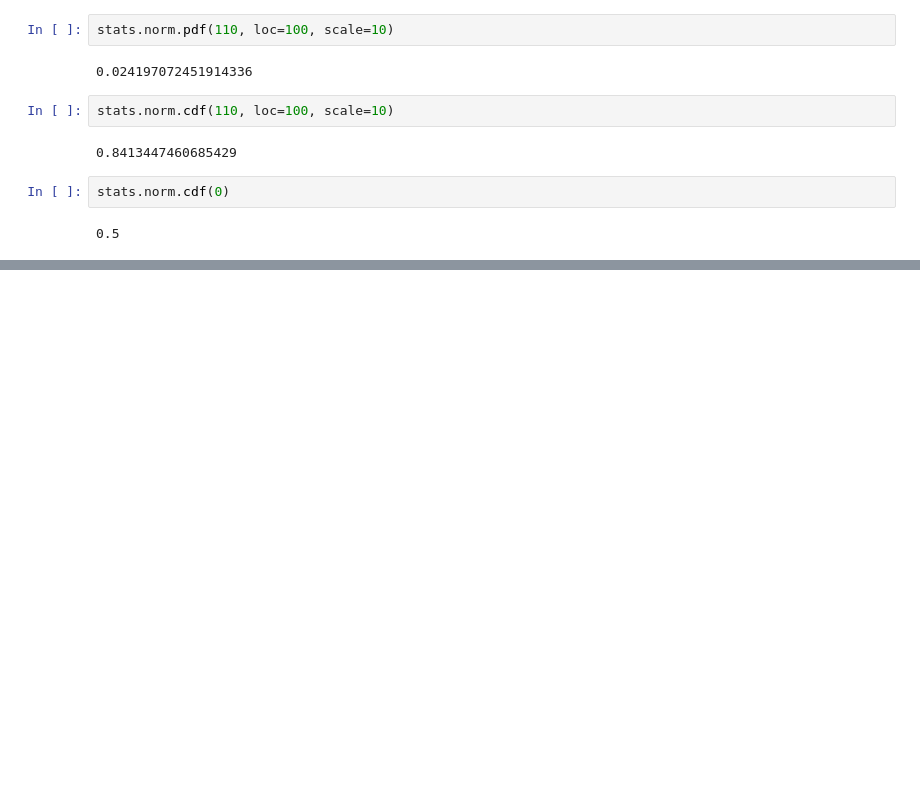
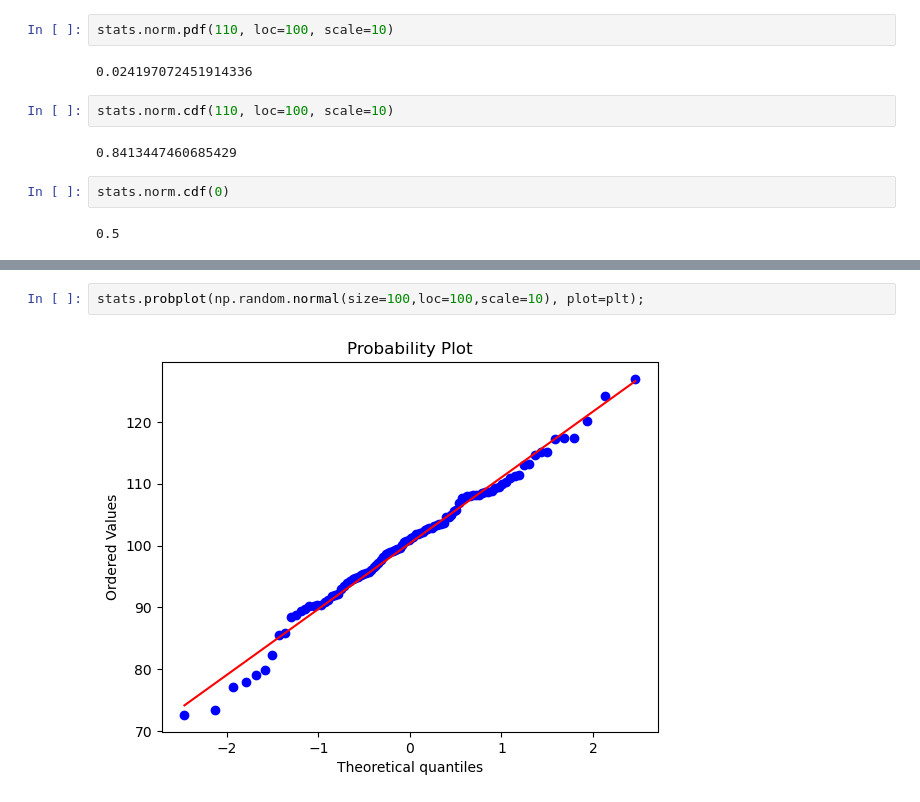
Before and after one commit to klee30810/ADP-study, a Jupyter notebook: stats/kwak/Chap 02. 가설검정과 확률분포.ipynb, the cells around one changed output, grey strips where cells are left out. Cells and saved outputs as stored; diff of their text form; blank space fills up the shorter version.

Commit message:
kwak stat update

```diff
--- a/stats/kwak/Chap 02. 가설검정과 확률분포.ipynb
+++ b/stats/kwak/Chap 02. 가설검정과 확률분포.ipynb
@@ -46 +66,5 @@ ShapiroResult(statistic=0.944066047668457, pvalue=0.0003442868764977902)
+# %%
+stats.probplot(np.random.normal(size=100,loc=100,scale=10), plot=plt);
+# %% [output]
+[figure, added]
 # %%
```
Also changed, not shown: parts of 4 cells of this notebook, 6 other files.
